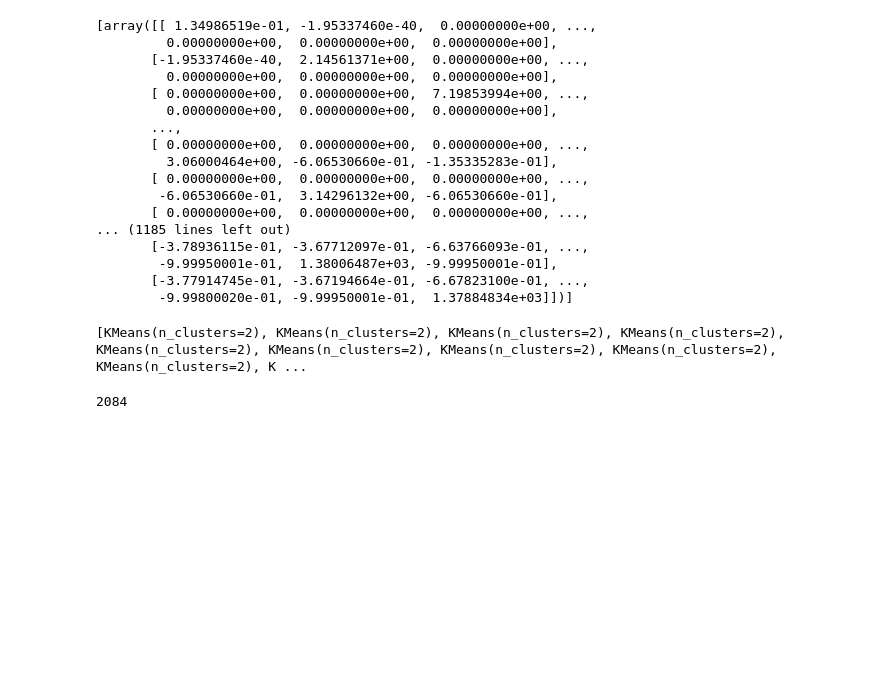
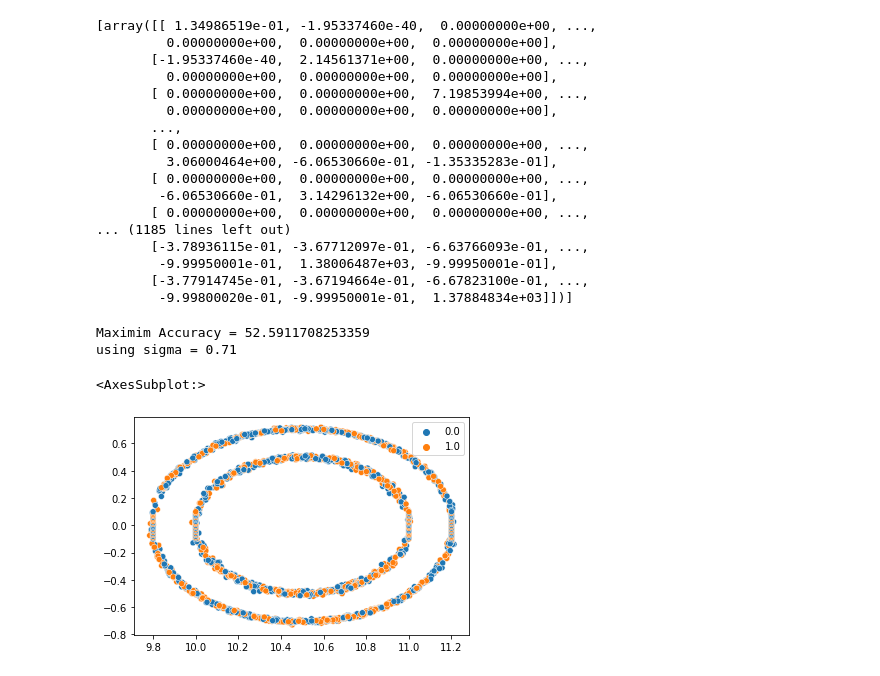
Before and after one commit to Karitori/SpectralClustering_vs_Kmeans, a Jupyter notebook: 1ML.ipynb, the cells around one changed output. Cells and saved outputs as stored; diff of their text form; code cells hidden in the pictures; blank space fills up the shorter version.

```diff
--- a/1ML.ipynb
+++ b/1ML.ipynb
@@ -75,22 +107,3 @@ print(L)
         -9.99950001e-01,  1.38006487e+03, -9.99950001e-01],
        [-3.77914745e-01, -3.67194664e-01, -6.67823100e-01, ...,
         -9.99800020e-01, -9.99950001e-01,  1.37884834e+03]])]
-# %%
-
-arr_of_kmeans=[]
-for i in range(len(sigma)):
-    eig_values,eig_vectors=np.linalg.eigh(L[i])
-    U=eig_vectors[:,1:2]
-    kmean=KMeans(n_clusters=2).fit(U.reshape(-1,1))
-    arr_of_kmeans.append(kmean)
-
-print(arr_of_kmeans)
-# %% [output]
-[KMeans(n_clusters=2), KMeans(n_clusters=2), KMeans(n_clusters=2), KMeans(n_clusters=2), KMeans(n_clusters=2), KMeans(n_clusters=2), KMeans(n_clusters=2), KMeans(n_clusters=2), KMeans(n_clusters=2), K ...
-# %%
-eig_values,eig_vectors=np.linalg.eigh(L[0])
-U=eig_vectors[:,1:2]
-y=arr_of_kmeans[0].predict(U.reshape(-1,1))
-print(len(y))
-# %% [output]
-2084
@@ -96,0 +142,26 @@ print(len(y))
+# %%
+def calcAccuracies(predictions):
+    accuracies=np.zeros(100)
+    for i in range(100):
+        count=0
+        for j in range(2084):
+            if(predictions[i][j]==labels[j]):
+                count+=1
+        accuracies[i]=count/2084*100
+
+    return accuracies
+
+accuracies=calcAccuracies(predictions)
+
+max_accuracy=np.max(accuracies)
+sigma_of_max_accuracy=np.where(accuracies==np.max(accuracies))[0][0]*10**-2
+
+print("Maximim Accuracy = "+str(max_accuracy))
+print("using sigma = "+str(sigma_of_max_accuracy))
+
+sns.scatterplot(x=data[:,0], y=data[:,1],hue=predictions[71]) #plot of the best accuracy
+# %% [output]
+Maximim Accuracy = 52.5911708253359
+using sigma = 0.71
+<AxesSubplot:>
+[figure, added]
```
Also changed, not shown: parts of 13 cells of this notebook.
